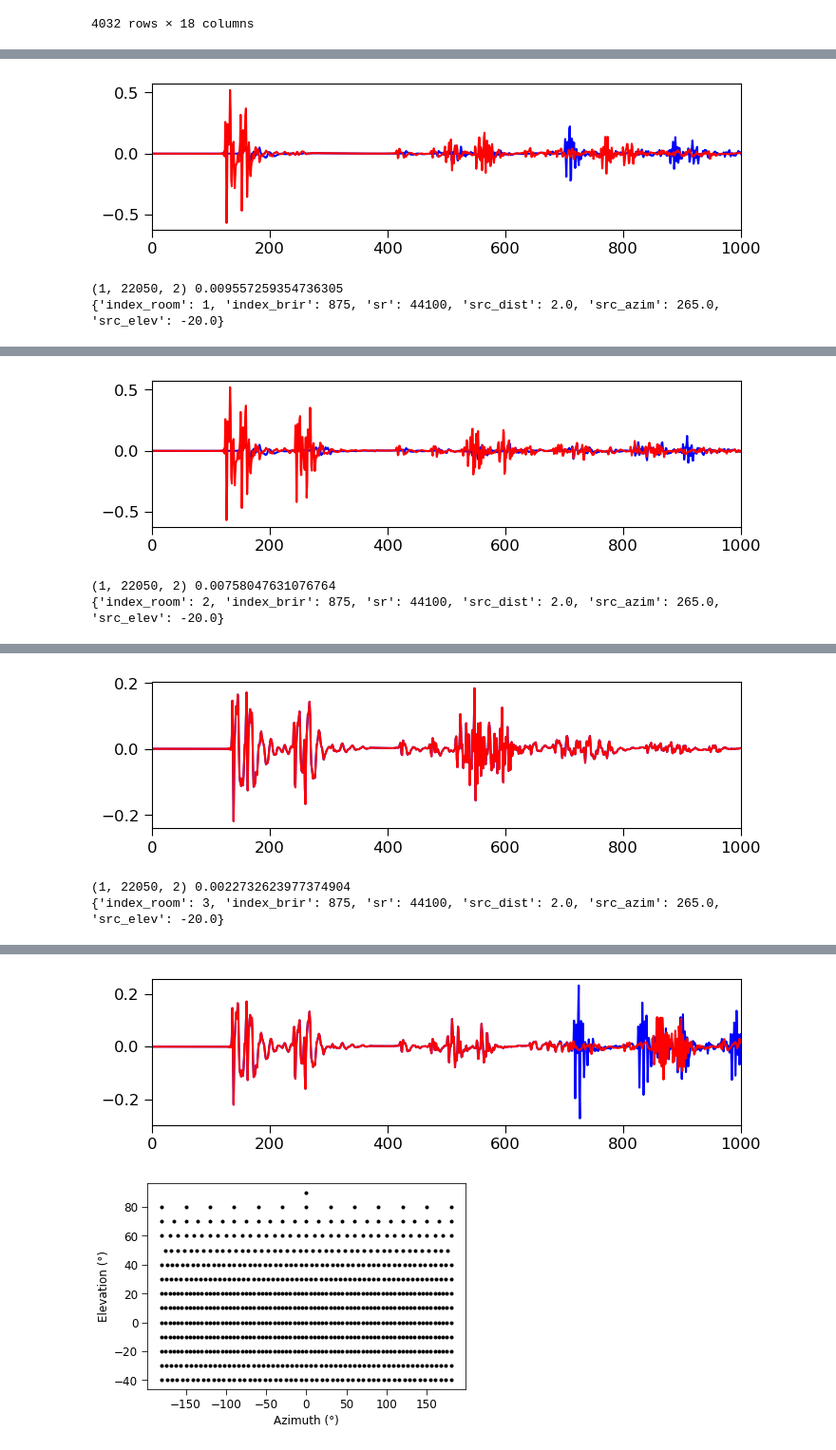
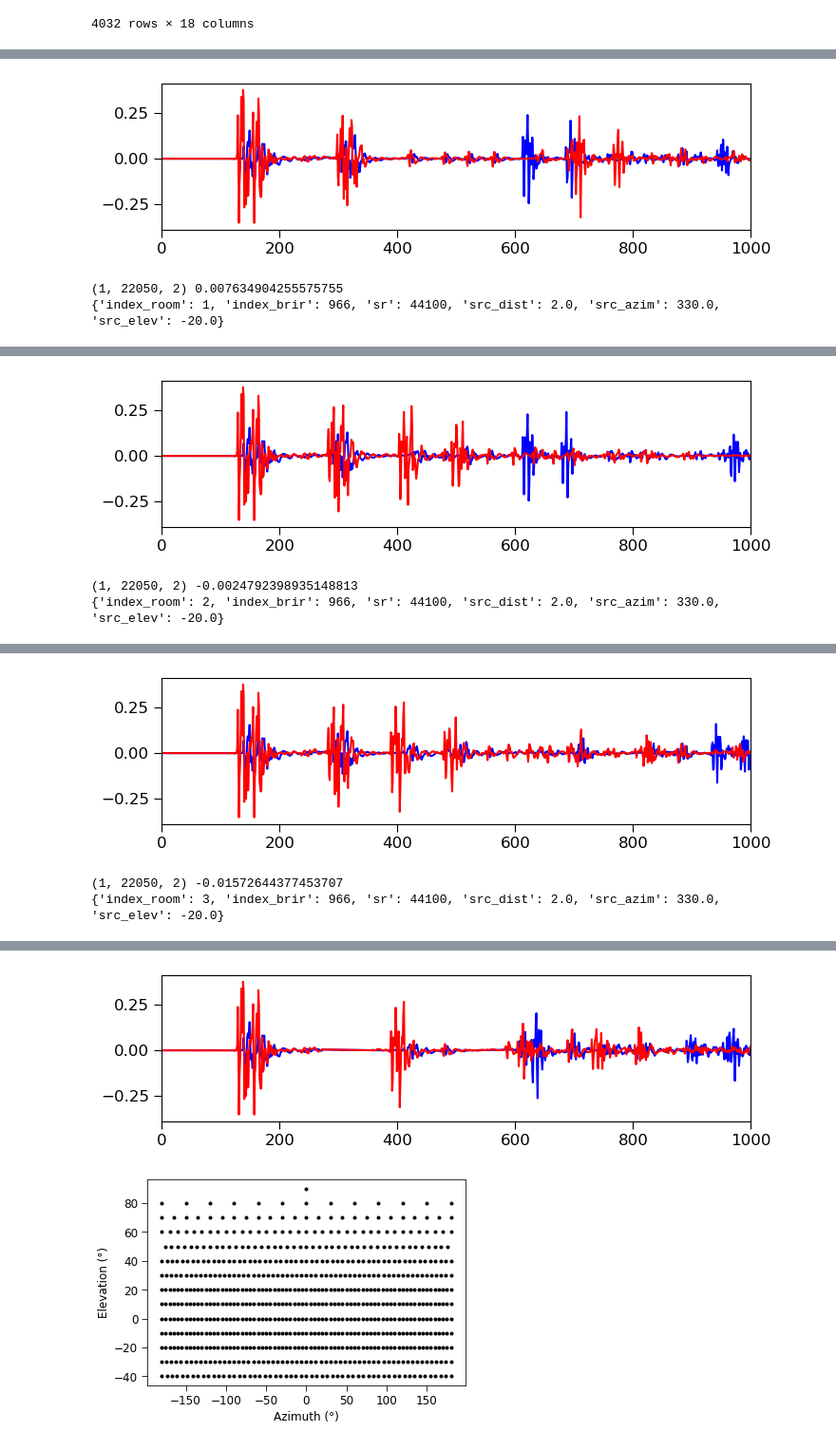
Before and after one commit to msaddler/virtual_acoustic_room, a Jupyter notebook: notebook_scratch.ipynb, the cells around one changed output, grey strips where cells are left out. Shown at 95% size. Saved outputs shown, nothing was run; the diff lists cells and outputs as text; code cells hidden in the pictures.

Commit message:
sanity-checking new spatial_audio_pipeline/assets/brir/mit_bldg46room1004 BRIRs (rotating room rather than head)

```diff
--- a/notebook_scratch.ipynb
+++ b/notebook_scratch.ipynb
@@ -155,17 +195,17 @@ def load_brir(
 
 fn_audio = '/om2/user/msaddler/spatial_audio_pipeline/assets/human_experiment_v00/background_musdb18hq/000.wav'
 y, sr = sf.read(fn_audio)
-# Replace example audio clip with noise bursts
-y = np.random.randn(*y.shape)
-t = np.arange(0, len(y)) / sr
-y = (np.sin(2 * np.pi * 2 * t) > 0) * y
-fn_audio = 'WHITE NOISE BURSTS'
+# # Replace example audio clip with noise bursts
+# y = np.random.randn(*y.shape)
+# t = np.arange(0, len(y)) / sr
+# y = (np.sin(2 * np.pi * 2 * t) > 0) * y
+# fn_audio = 'WHITE NOISE BURSTS'
 print(f'Example audio: {fn_audio} (shape={y.shape}, sr={sr})')
 # ipd.display(ipd.Audio(rate=sr, data=y))
 
 
 src_dist = 2.0
-src_azim = 265
+src_azim = 330
 src_elev = -20
 index_brir = df[(df.src_dist == src_dist) & (df.src_azim == src_azim) & (df.src_elev == src_elev)].index_brir.unique()[0]
 for index_room in range(4):
@@ -196,17 +236,17 @@ Example audio: WHITE NOISE BURSTS (shape=(132300,), sr=44100)
 [interactive output not drawn]
-[figure, old version]
+[figure, new version]
-(1, 22050, 2) 0.009557259354736305
-{'index_room': 1, 'index_brir': 875, 'sr': 44100, 'src_dist': 2.0, 'src_azim': 265.0, 'src_elev': -20.0}
+(1, 22050, 2) 0.007634904255575755
+{'index_room': 1, 'index_brir': 966, 'sr': 44100, 'src_dist': 2.0, 'src_azim': 330.0, 'src_elev': -20.0}
 [interactive output not drawn]
-[figure, old version]
+[figure, new version]
-(1, 22050, 2) 0.00758047631076764
-{'index_room': 2, 'index_brir': 875, 'sr': 44100, 'src_dist': 2.0, 'src_azim': 265.0, 'src_elev': -20.0}
+(1, 22050, 2) -0.0024792398935148813
+{'index_room': 2, 'index_brir': 966, 'sr': 44100, 'src_dist': 2.0, 'src_azim': 330.0, 'src_elev': -20.0}
 [interactive output not drawn]
-[figure, old version]
+[figure, new version]
-(1, 22050, 2) 0.0022732623977374904
-{'index_room': 3, 'index_brir': 875, 'sr': 44100, 'src_dist': 2.0, 'src_azim': 265.0, 'src_elev': -20.0}
+(1, 22050, 2) -0.01572644377453707
+{'index_room': 3, 'index_brir': 966, 'sr': 44100, 'src_dist': 2.0, 'src_azim': 330.0, 'src_elev': -20.0}
 [interactive output not drawn]
-[figure, old version]
+[figure, new version]
 # %%
 # fn = '/om2/user/msaddler/spatial_audio_pipeline/assets/brir/v00/manifest_brir.pdpkl'
 # df = pd.read_pickle(fn)
```
Also changed, not shown: parts of 4 cells of this notebook.
